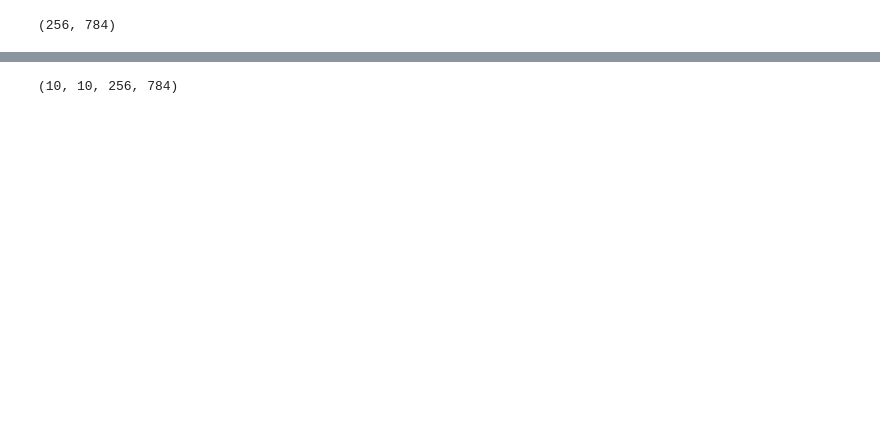
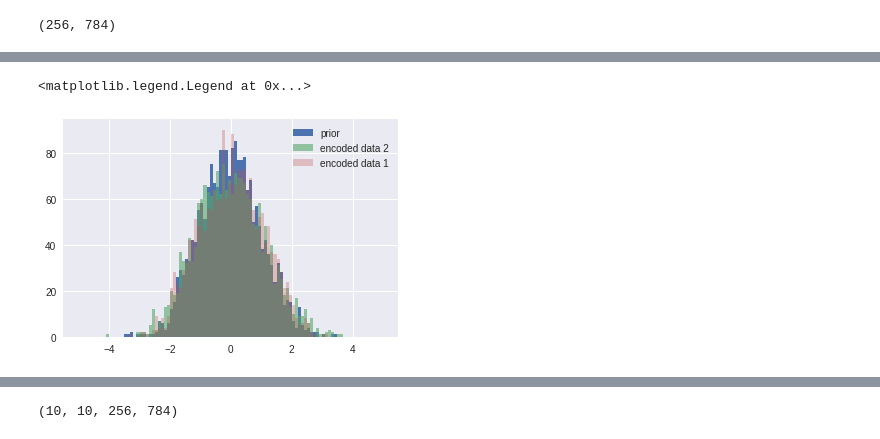
Before and after one commit to VMBoehm/DeNoPa, a Jupyter notebook: VAE.ipynb, the cells around one changed output, grey strips where cells are left out. Cells and saved outputs as stored; diff of their text form; code cells hidden in the pictures; blank space fills up the shorter version.

```diff
--- a/VAE.ipynb
+++ b/VAE.ipynb
@@ -308,0 +358,8 @@ xrecon  = sess.run(x_samples, feed_dict={x: masked_data, sample_size:20 })
+# %%
+hist(randn(len(res.flatten())),100,range=[-5,5],label='prior');
+hist(res2.flatten(),100,range=[-5,5],alpha=0.6,label='encoded data 2');
+hist(res.flatten(),100,range=[-5,5],alpha=0.3,label='encoded data 1');
+legend()
+# %% [output]
+<matplotlib.legend.Legend at 0x...>
+[figure, added]
```
Also changed, not shown: parts of 18 cells of this notebook.
